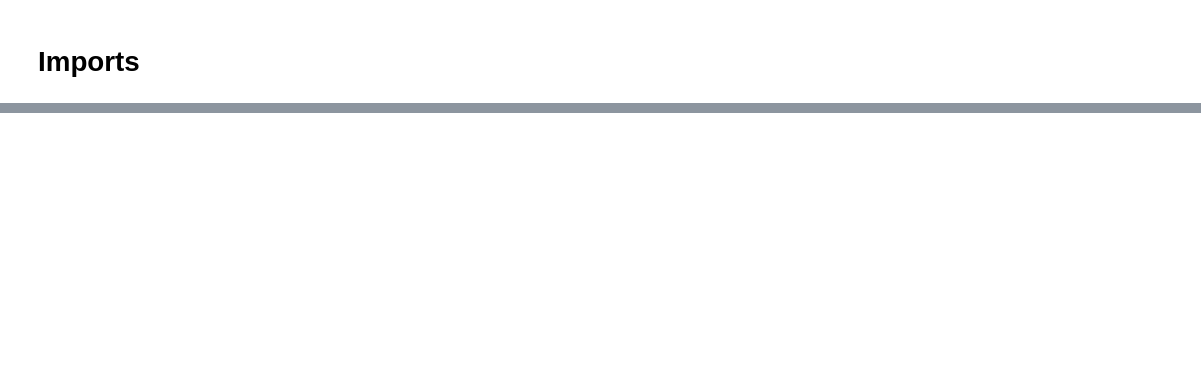
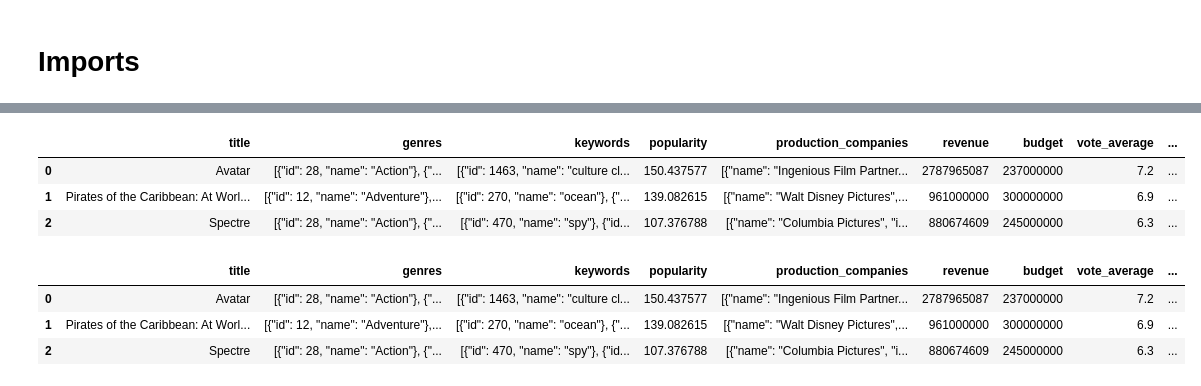
Before and after one commit to 20020001-UET/Moive-Recommendation-System, a Jupyter notebook: notebooks/movie_recommendation_system.ipynb, the cells around one changed output, grey strips where cells are left out. Drawn from its saved outputs; the diff is of its cells as text; code cells hidden in the pictures; blank space fills up the shorter version.

```diff
--- a/notebooks/movie_recommendation_system.ipynb
+++ b/notebooks/movie_recommendation_system.ipynb
@@ -42,0 +35,7 @@ movies.head(5)
+# %%
+movies[['title', 'genres', 'keywords', 'popularity', 'production_companies', 'revenue', 'budget', 'vote_average', 'vote_count']].head(3)
+# %% [output]
+|  | title | genres | keywords | popularity | production_companies | revenue | budget | vote_average | ... |
+| 0 | Avatar | [{"id": 28, "name": "Action"}, {"... | [{"id": 1463, "name": "culture cl... | 150.437577 | [{"name": "Ingenious Film Partner... | 2787965087 | 237000000 | 7.2 | ... |
+| 1 | Pirates of the Caribbean: At Worl... | [{"id": 12, "name": "Adventure"},... | [{"id": 270, "name": "ocean"}, {"... | 139.082615 | [{"name": "Walt Disney Pictures",... | 961000000 | 300000000 | 6.9 | ... |
+| 2 | Spectre | [{"id": 28, "name": "Action"}, {"... | [{"id": 470, "name": "spy"}, {"id... | 107.376788 | [{"name": "Columbia Pictures", "i... | 880674609 | 245000000 | 6.3 | ... |
@@ -42,0 +48,7 @@ movies.head(5)
+# %%
+movie_df[['title', 'genres', 'keywords', 'popularity', 'production_companies', 'revenue', 'budget', 'vote_average', 'vote_count', 'cast', 'crew']].head(3)
+# %% [output]
+|  | title | genres | keywords | popularity | production_companies | revenue | budget | vote_average | ... |
+| 0 | Avatar | [{"id": 28, "name": "Action"}, {"... | [{"id": 1463, "name": "culture cl... | 150.437577 | [{"name": "Ingenious Film Partner... | 2787965087 | 237000000 | 7.2 | ... |
+| 1 | Pirates of the Caribbean: At Worl... | [{"id": 12, "name": "Adventure"},... | [{"id": 270, "name": "ocean"}, {"... | 139.082615 | [{"name": "Walt Disney Pictures",... | 961000000 | 300000000 | 6.9 | ... |
+| 2 | Spectre | [{"id": 28, "name": "Action"}, {"... | [{"id": 470, "name": "spy"}, {"id... | 107.376788 | [{"name": "Columbia Pictures", "i... | 880674609 | 245000000 | 6.3 | ... |
```
Also changed, not shown: parts of 39 cells of this notebook, 11 other files.
